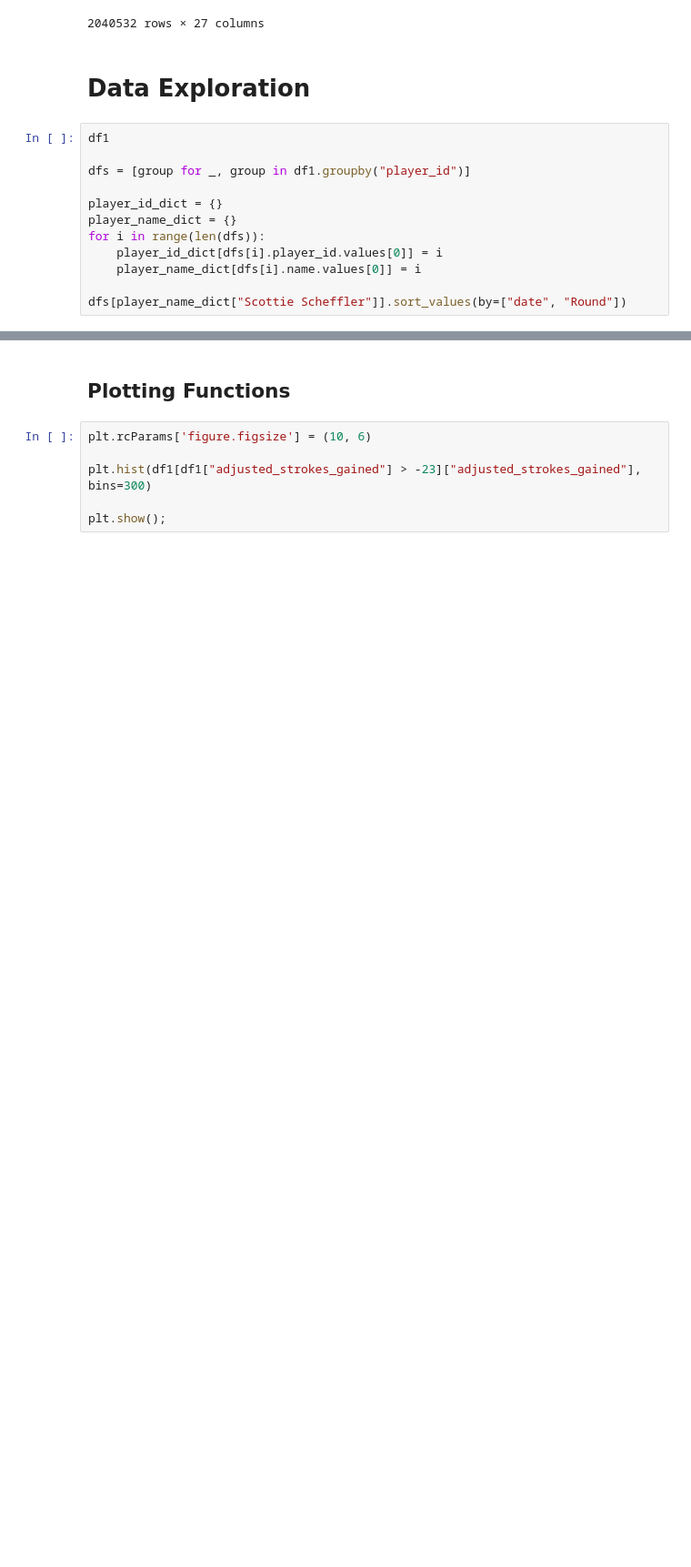
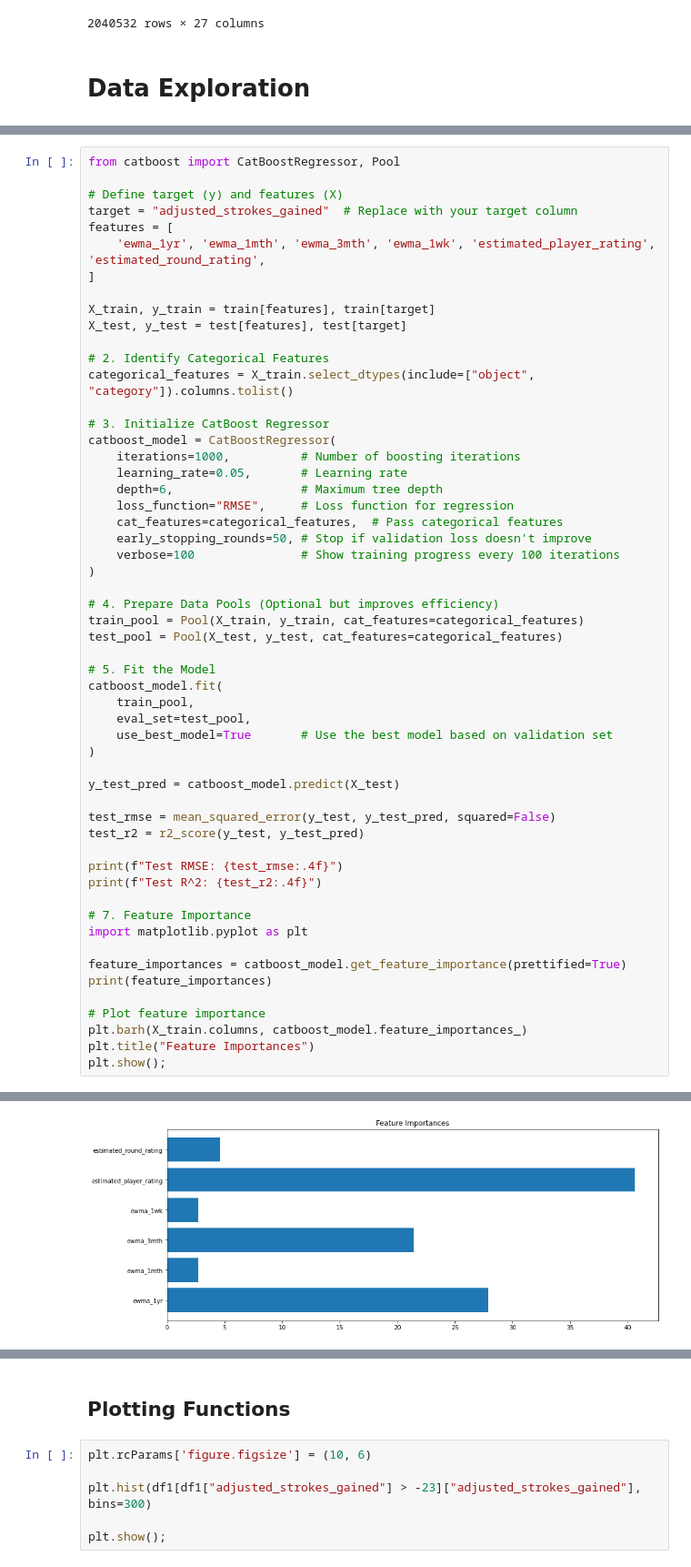
Before and after one commit to james-tyler1423/project, a Jupyter notebook: exploration.ipynb, the cells around one changed output, grey strips where cells are left out. Shown at 91% size. Saved outputs shown, nothing was run; the diff lists cells and outputs as text; blank space fills up the shorter version.

```diff
--- a/exploration.ipynb
+++ b/exploration.ipynb
@@ -186,15 +192,3 @@ df1
 2040532 rows × 27 columns
 # %% [markdown]
 # Data Exploration
-# %%
-df1
-
-dfs = [group for _, group in df1.groupby("player_id")]
-
-player_id_dict = {}
-player_name_dict = {}
-for i in range(len(dfs)):
-    player_id_dict[dfs[i].player_id.values[0]] = i
-    player_name_dict[dfs[i].name.values[0]] = i
-
-dfs[player_name_dict["Scottie Scheffler"]].sort_values(by=["date", "Round"])
@@ -318,0 +436,56 @@ df4.head(10)
+# %%
+from catboost import CatBoostRegressor, Pool
+
+# Define target (y) and features (X)
+target = "adjusted_strokes_gained"  # Replace with your target column
+features = [
+    'ewma_1yr', 'ewma_1mth', 'ewma_3mth', 'ewma_1wk', 'estimated_player_rating', 'estimated_round_rating',
+]
+
+X_train, y_train = train[features], train[target]
+X_test, y_test = test[features], test[target]
+
+# 2. Identify Categorical Features
+categorical_features = X_train.select_dtypes(include=["object", "category"]).columns.tolist()
+
+# 3. Initialize CatBoost Regressor
+catboost_model = CatBoostRegressor(
+    iterations=1000,          # Number of boosting iterations
+    learning_rate=0.05,       # Learning rate
+    depth=6,                  # Maximum tree depth
+    loss_function="RMSE",     # Loss function for regression
+    cat_features=categorical_features,  # Pass categorical features
+    early_stopping_rounds=50, # Stop if validation loss doesn't improve
+    verbose=100               # Show training progress every 100 iterations
+)
+
+# 4. Prepare Data Pools (Optional but improves efficiency)
+train_pool = Pool(X_train, y_train, cat_features=categorical_features)
+test_pool = Pool(X_test, y_test, cat_features=categorical_features)
+
+# 5. Fit the Model
+catboost_model.fit(
+    train_pool,
+    eval_set=test_pool,
+    use_best_model=True       # Use the best model based on validation set
+)
+
+y_test_pred = catboost_model.predict(X_test)
+
+test_rmse = mean_squared_error(y_test, y_test_pred, squared=False)
+test_r2 = r2_score(y_test, y_test_pred)
+
+print(f"Test RMSE: {test_rmse:.4f}")
+print(f"Test R^2: {test_r2:.4f}")
+
+# 7. Feature Importance
+import matplotlib.pyplot as plt
+
+feature_importances = catboost_model.get_feature_importance(prettified=True)
+print(feature_importances)
+
+# Plot feature importance
+plt.barh(X_train.columns, catboost_model.feature_importances_)
+plt.title("Feature Importances")
+plt.show();
+# %% [output]
@@ -318,0 +509 @@ df4.head(10)
+[figure, added]
```
Also changed, not shown: parts of 33 cells of this notebook, 1 other file.
